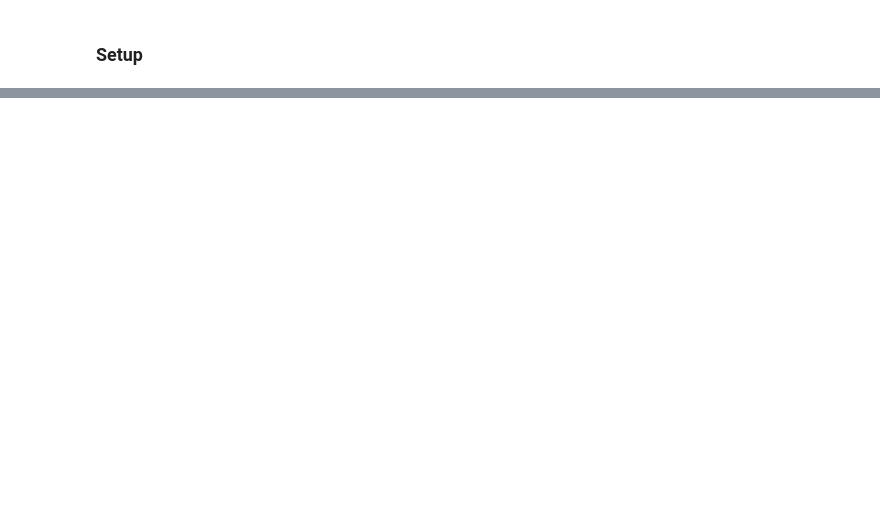
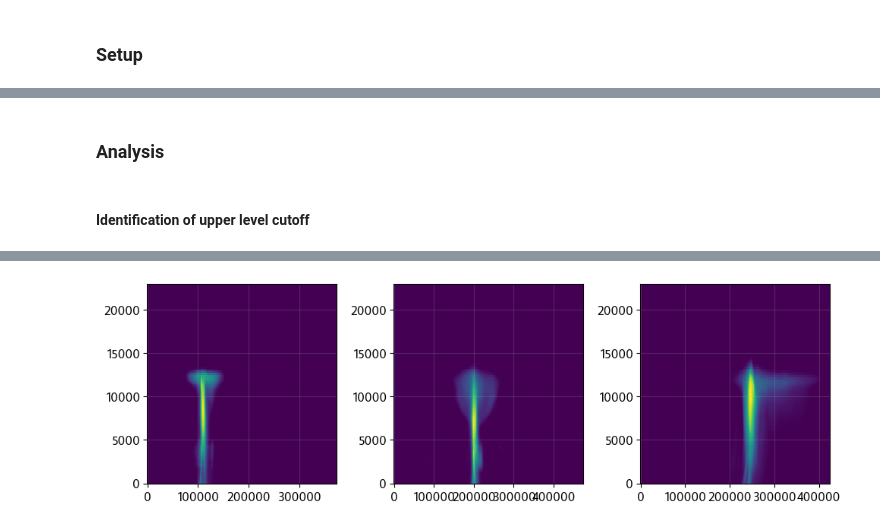
Before and after one commit to cmdavis4/tracer_paper, a Jupyter notebook: analysis-tracerpaper.ipynb, the cells around one changed output, grey strips where cells are left out. Cells and saved outputs as stored; diff of their text form; code cells hidden in the pictures; blank space fills up the shorter version.

```diff
--- a/analysis-tracerpaper.ipynb
+++ b/analysis-tracerpaper.ipynb
@@ -4347,19 +3797,0 @@ total_upward_z10km_mass_fluxes
-# %%
-fig, axs = plt.subplots(ncols=3, figsize=(10, 4))
-
-for storm_ix, storm in enumerate(blt.STORM_NAMES):
-    ax = axs.flatten()[storm_ix]
-    ax.plot(
-        storm_dss[storm]["t_minutes"].values,
-        cumu_upward_z10km_mass_fluxes[storm],
-        label="Upward",
-    )
-    ax.plot(
-        storm_dss[storm]["t_minutes"].values,
-        -1 * cumu_downward_z10km_mass_fluxes[storm],
-        label="Downward",
-    )
-    ax.set_ylabel("Mass fluxed (kg)")
-    blt.label_x_axis(ax)
-    ax.set_title(blt.STORM_LABELS[storm])
-cm.plotting.clean_legend(axs[0])
@@ -4388,0 +3958,22 @@ Data variables: (12/244)
+# %% [markdown]
+### Analysis
+# %% [markdown]
+#### Identification of upper level cutoff
+# %%
+height_cutoff_times = {"ic_wk": 100, "sl_wk": 180, "sc_wk": 180}
+
+cm.plotting.start_figure("upper_level_height_cutoff")
+
+fig, axs = plt.subplots(ncols=3, figsize=(10, 3))
+
+for storm_ix, (storm, storm_ds) in enumerate(storm_dss.items()):
+    # Limit to the right time
+    storm_ds = storm_ds.sel(
+        {"time": blt.minutes_to_simulation_time(height_cutoff_times[storm])}, drop=True
+    )
+    # Look at condensate
+    ax = axs[storm_ix]
+    ax.pcolormesh(
+        storm_ds["x"], storm_ds["z"], storm_ds["R_condensate"].sum("y").values
+    )
+# %% [output]
@@ -4388,0 +3982 @@ Data variables: (12/244)
+[figure, added]
```
Also changed, not shown: parts of 52 cells of this notebook, 3 other files.
